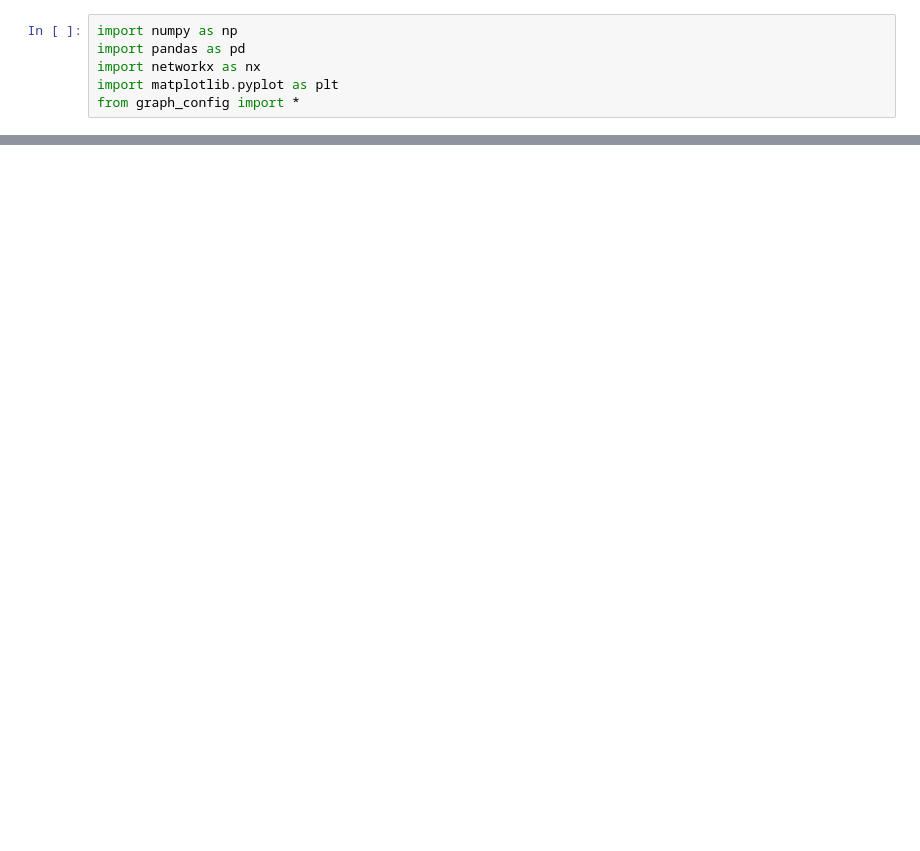
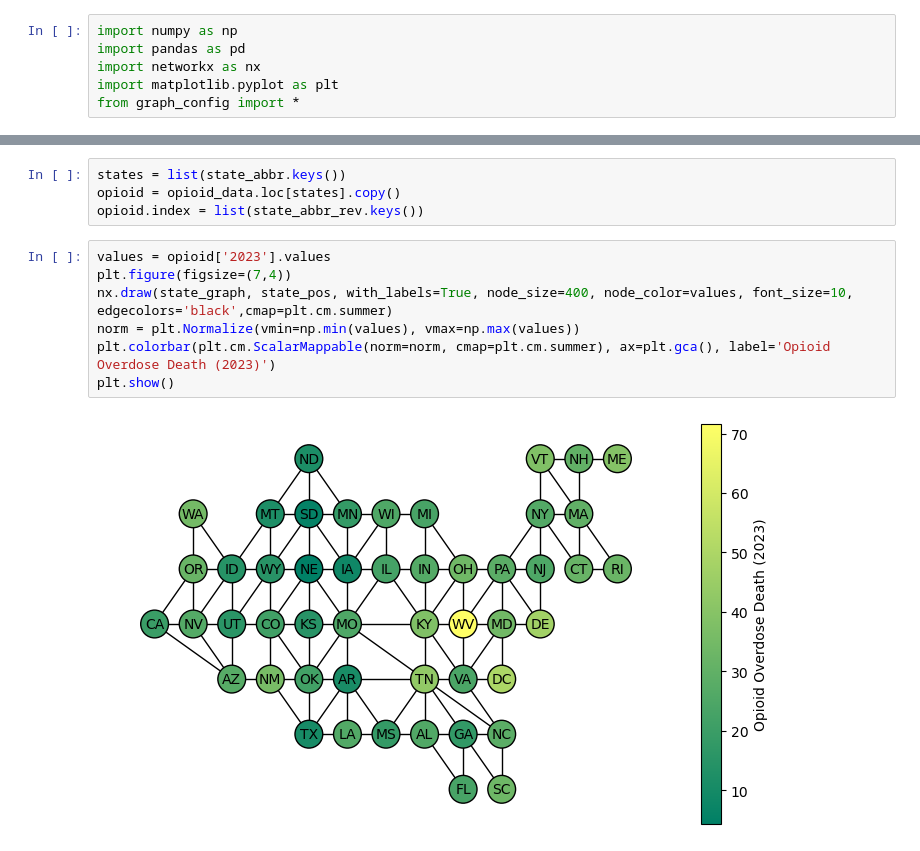
Before and after one commit to SiqiLiu-Math/OpioidGeography, a Jupyter notebook: Model/plot_data.ipynb, the cells around one changed output, grey strips where cells are left out. Drawn from its saved outputs; the diff is of its cells as text; blank space fills up the shorter version.

```diff
--- a/Model/plot_data.ipynb
+++ b/Model/plot_data.ipynb
@@ -15,0 +18,13 @@ plt.show()
+# %%
+states = list(state_abbr.keys())
+opioid = opioid_data.loc[states].copy()
+opioid.index = list(state_abbr_rev.keys())
+# %%
+values = opioid['2023'].values
+plt.figure(figsize=(7,4))
+nx.draw(state_graph, state_pos, with_labels=True, node_size=400, node_color=values, font_size=10, edgecolors='black',cmap=plt.cm.summer)
+norm = plt.Normalize(vmin=np.min(values), vmax=np.max(values))
+plt.colorbar(plt.cm.ScalarMappable(norm=norm, cmap=plt.cm.summer), ax=plt.gca(), label='Opioid Overdose Death (2023)')
+plt.show()
+# %% [output]
+[figure, added]
```
Also changed, not shown: parts of 6 cells of this notebook, 3 other files.
